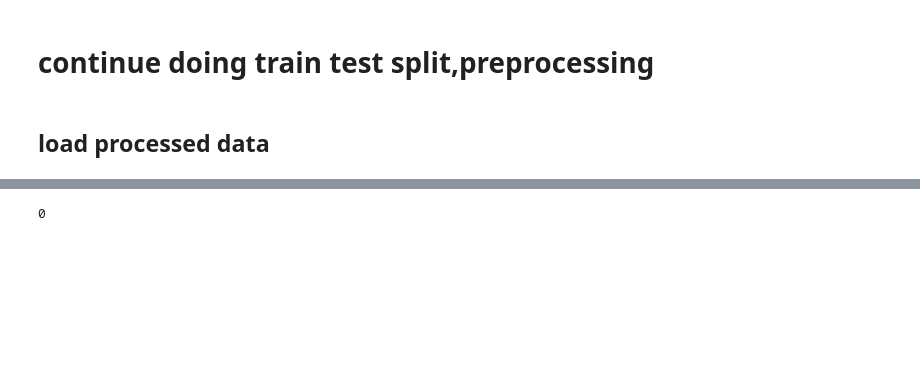
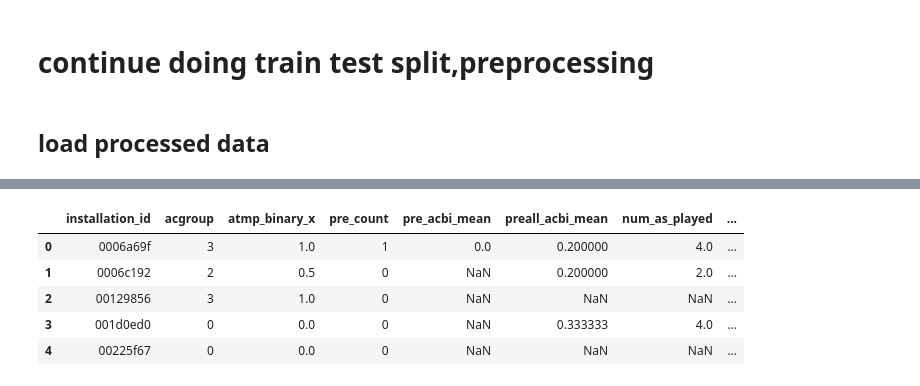
Before and after one commit to yaoyaoustc/Kaggle, a Jupyter notebook: 0106_dsbowl/part3_conti.ipynb, the cells around one changed output, grey strips where cells are left out. Cells and saved outputs as stored; diff of their text form; code cells hidden in the pictures; blank space fills up the shorter version.

```diff
--- a/0106_dsbowl/part3_conti.ipynb
+++ b/0106_dsbowl/part3_conti.ipynb
@@ -61,7 +36,7 @@ def get_accuracy(raw_y):
 
     #build y
     opty = pd.merge(pd.DataFrame(index = raw_y['installation_id'].unique()).reset_index(),
-                    opt.acgroup,how='outer',left_on='index',right_on='installation_id').fillna(0)
+                    opt.loc[:,['acgroup','atmp_binary']],how='outer',left_on='index',right_on='installation_id').fillna(0)
     opty = opty.rename(columns={'index':'installation_id'})
     opty['acgroup'] = opty.acgroup.astype(int)
 
@@ -150,6 +122,0 @@ sample = train_ready[train_ready['installation_id'] == '0006a69f']
-# %%
-temp1 = sample[sample['title'] == sample.iloc[-1].title].iloc[:-1]
-_ = get_acgroup(temp1)
-_
-# %% [output]
-0
@@ -155,0 +159,10 @@ _
+# %%
+newopt = construct_train2(train_ready_more,opty_2)
+newopt.head()
+# %% [output]
+|  | installation_id | acgroup | atmp_binary_x | pre_count | pre_acbi_mean | preall_acbi_mean | num_as_played | ... |
+| 0 | 0006a69f | 3 | 1.0 | 1 | 0.0 | 0.200000 | 4.0 | ... |
+| 1 | 0006c192 | 2 | 0.5 | 0 | NaN | 0.200000 | 2.0 | ... |
+| 2 | 00129856 | 3 | 1.0 | 0 | NaN | NaN | NaN | ... |
+| 3 | 001d0ed0 | 0 | 0.0 | 0 | NaN | 0.333333 | 4.0 | ... |
+| 4 | 00225f67 | 0 | 0.0 | 0 | NaN | NaN | NaN | ... |
```
Also changed, not shown: parts of 16 cells of this notebook.
